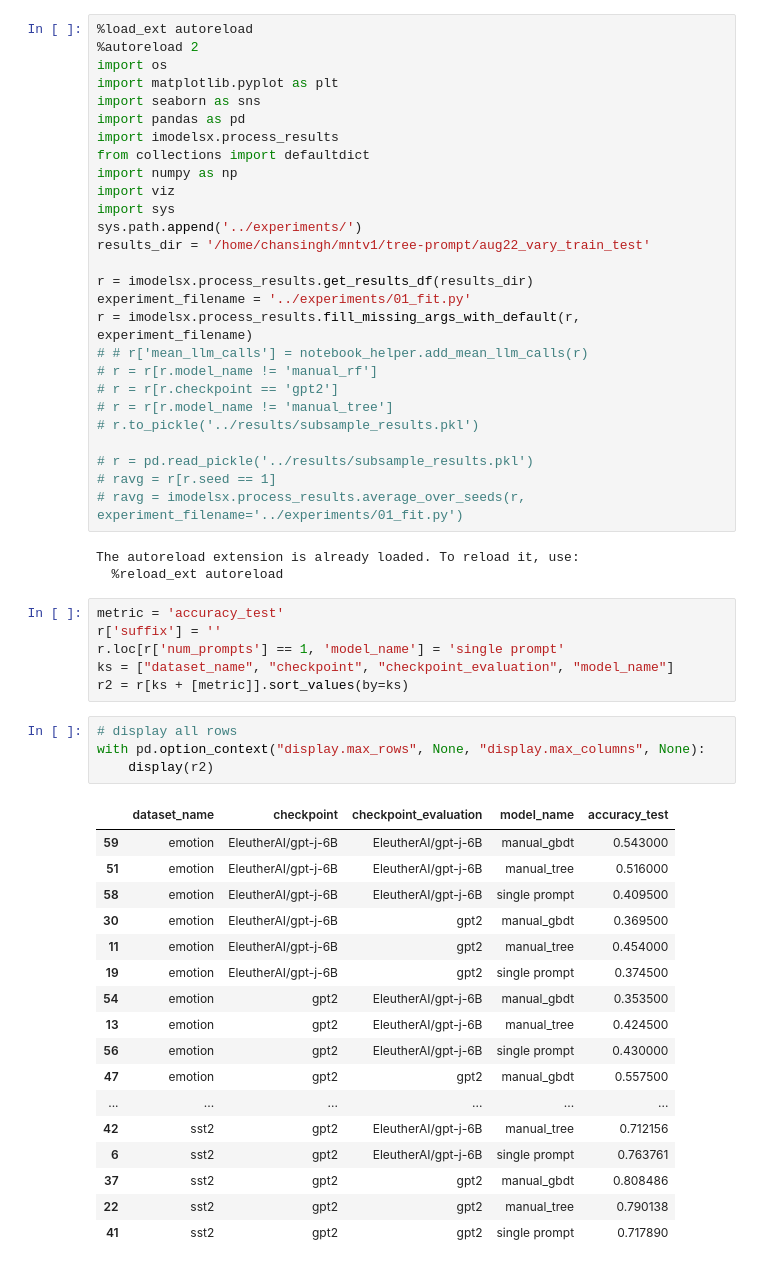
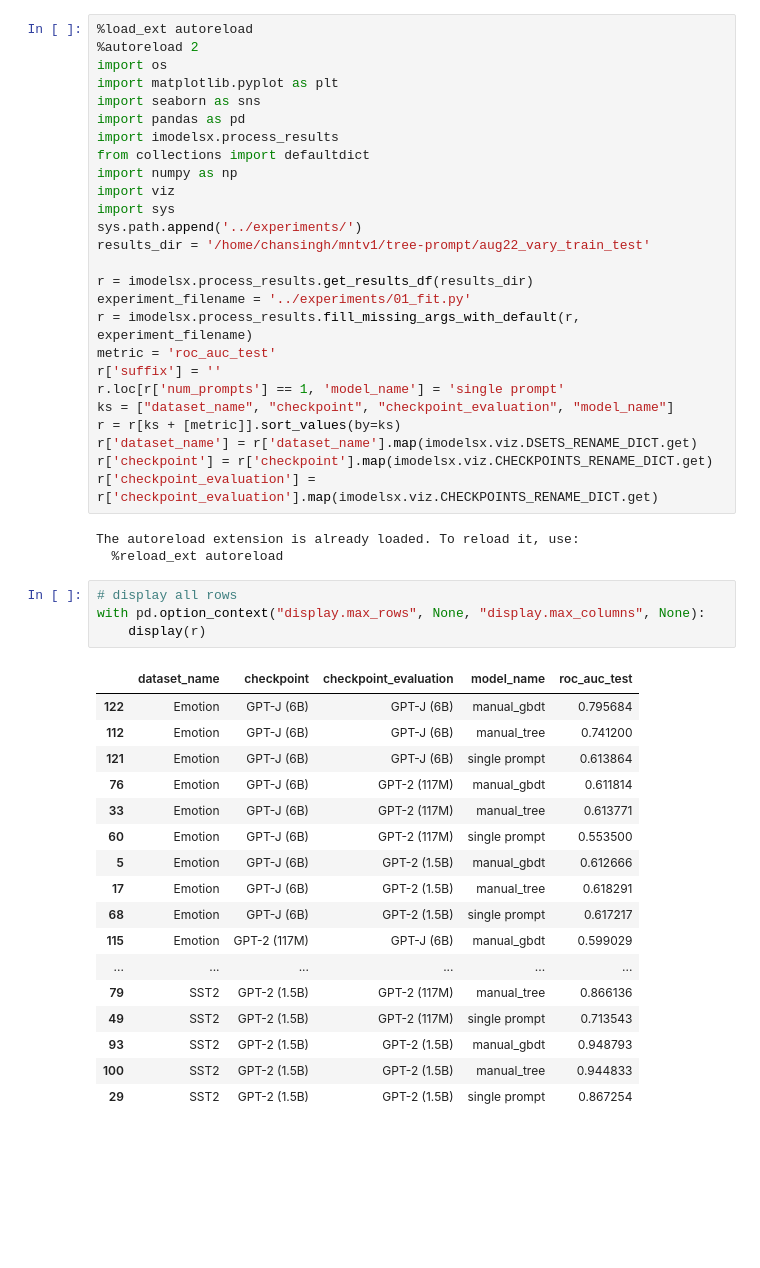
Before and after one commit to csinva/tree-prompt, a Jupyter notebook: notebooks/05_vary_train_test.ipynb, the cells around one changed output. Cells and saved outputs as stored; diff of their text form; blank space fills up the shorter version.

Commit message:
update vary_train_test analysis

```diff
--- a/notebooks/05_vary_train_test.ipynb
+++ b/notebooks/05_vary_train_test.ipynb
@@ -16,43 +16,36 @@ results_dir = '/home/chansingh/mntv1/tree-prompt/aug22_vary_train_test'
 r = imodelsx.process_results.get_results_df(results_dir)
 experiment_filename = '../experiments/01_fit.py'
 r = imodelsx.process_results.fill_missing_args_with_default(r, experiment_filename)
-# # r['mean_llm_calls'] = notebook_helper.add_mean_llm_calls(r)
-# r = r[r.model_name != 'manual_rf']
-# r = r[r.checkpoint == 'gpt2']
-# r = r[r.model_name != 'manual_tree']
-# r.to_pickle('../results/subsample_results.pkl')
-
-# r = pd.read_pickle('../results/subsample_results.pkl')
-# ravg = r[r.seed == 1]
-# ravg = imodelsx.process_results.average_over_seeds(r, experiment_filename='../experiments/01_fit.py')
+metric = 'roc_auc_test'
+r['suffix'] = ''
+r.loc[r['num_prompts'] == 1, 'model_name'] = 'single prompt'
+ks = ["dataset_name", "checkpoint", "checkpoint_evaluation", "model_name"]
+r = r[ks + [metric]].sort_values(by=ks)
+r['dataset_name'] = r['dataset_name'].map(imodelsx.viz.DSETS_RENAME_DICT.get)
+r['checkpoint'] = r['checkpoint'].map(imodelsx.viz.CHECKPOINTS_RENAME_DICT.get)
+r['checkpoint_evaluation'] = r['checkpoint_evaluation'].map(imodelsx.viz.CHECKPOINTS_RENAME_DICT.get)
 # %% [output]
 The autoreload extension is already loaded. To reload it, use:
   %reload_ext autoreload
-# %%
-metric = 'accuracy_test'
-r['suffix'] = ''
-r.loc[r['num_prompts'] == 1, 'model_name'] = 'single prompt'
-ks = ["dataset_name", "checkpoint", "checkpoint_evaluation", "model_name"]
-r2 = r[ks + [metric]].sort_values(by=ks)
 # %%
 # display all rows
 with pd.option_context("display.max_rows", None, "display.max_columns", None):
-    display(r2)
+    display(r)
 # %% [output]
-|  | dataset_name | checkpoint | checkpoint_evaluation | model_name | accuracy_test |
-| 59 | emotion | EleutherAI/gpt-j-6B | EleutherAI/gpt-j-6B | manual_gbdt | 0.543000 |
-| 51 | emotion | EleutherAI/gpt-j-6B | EleutherAI/gpt-j-6B | manual_tree | 0.516000 |
-| 58 | emotion | EleutherAI/gpt-j-6B | EleutherAI/gpt-j-6B | single prompt | 0.409500 |
-| 30 | emotion | EleutherAI/gpt-j-6B | gpt2 | manual_gbdt | 0.369500 |
-| 11 | emotion | EleutherAI/gpt-j-6B | gpt2 | manual_tree | 0.454000 |
-| 19 | emotion | EleutherAI/gpt-j-6B | gpt2 | single prompt | 0.374500 |
-| 54 | emotion | gpt2 | EleutherAI/gpt-j-6B | manual_gbdt | 0.353500 |
-| 13 | emotion | gpt2 | EleutherAI/gpt-j-6B | manual_tree | 0.424500 |
-| 56 | emotion | gpt2 | EleutherAI/gpt-j-6B | single prompt | 0.430000 |
-| 47 | emotion | gpt2 | gpt2 | manual_gbdt | 0.557500 |
+|  | dataset_name | checkpoint | checkpoint_evaluation | model_name | roc_auc_test |
+| 122 | Emotion | GPT-J (6B) | GPT-J (6B) | manual_gbdt | 0.795684 |
+| 112 | Emotion | GPT-J (6B) | GPT-J (6B) | manual_tree | 0.741200 |
+| 121 | Emotion | GPT-J (6B) | GPT-J (6B) | single prompt | 0.613864 |
+| 76 | Emotion | GPT-J (6B) | GPT-2 (117M) | manual_gbdt | 0.611814 |
+| 33 | Emotion | GPT-J (6B) | GPT-2 (117M) | manual_tree | 0.613771 |
+| 60 | Emotion | GPT-J (6B) | GPT-2 (117M) | single prompt | 0.553500 |
+| 5 | Emotion | GPT-J (6B) | GPT-2 (1.5B) | manual_gbdt | 0.612666 |
+| 17 | Emotion | GPT-J (6B) | GPT-2 (1.5B) | manual_tree | 0.618291 |
+| 68 | Emotion | GPT-J (6B) | GPT-2 (1.5B) | single prompt | 0.617217 |
+| 115 | Emotion | GPT-2 (117M) | GPT-J (6B) | manual_gbdt | 0.599029 |
 | ... | ... | ... | ... | ... | ... |
-| 42 | sst2 | gpt2 | EleutherAI/gpt-j-6B | manual_tree | 0.712156 |
-| 6 | sst2 | gpt2 | EleutherAI/gpt-j-6B | single prompt | 0.763761 |
-| 37 | sst2 | gpt2 | gpt2 | manual_gbdt | 0.808486 |
-| 22 | sst2 | gpt2 | gpt2 | manual_tree | 0.790138 |
-| 41 | sst2 | gpt2 | gpt2 | single prompt | 0.717890 |
+| 79 | SST2 | GPT-2 (1.5B) | GPT-2 (117M) | manual_tree | 0.866136 |
+| 49 | SST2 | GPT-2 (1.5B) | GPT-2 (117M) | single prompt | 0.713543 |
+| 93 | SST2 | GPT-2 (1.5B) | GPT-2 (1.5B) | manual_gbdt | 0.948793 |
+| 100 | SST2 | GPT-2 (1.5B) | GPT-2 (1.5B) | manual_tree | 0.944833 |
+| 29 | SST2 | GPT-2 (1.5B) | GPT-2 (1.5B) | single prompt | 0.867254 |
```
Also changed, not shown: parts of 5 cells of this notebook, 2 other files.
